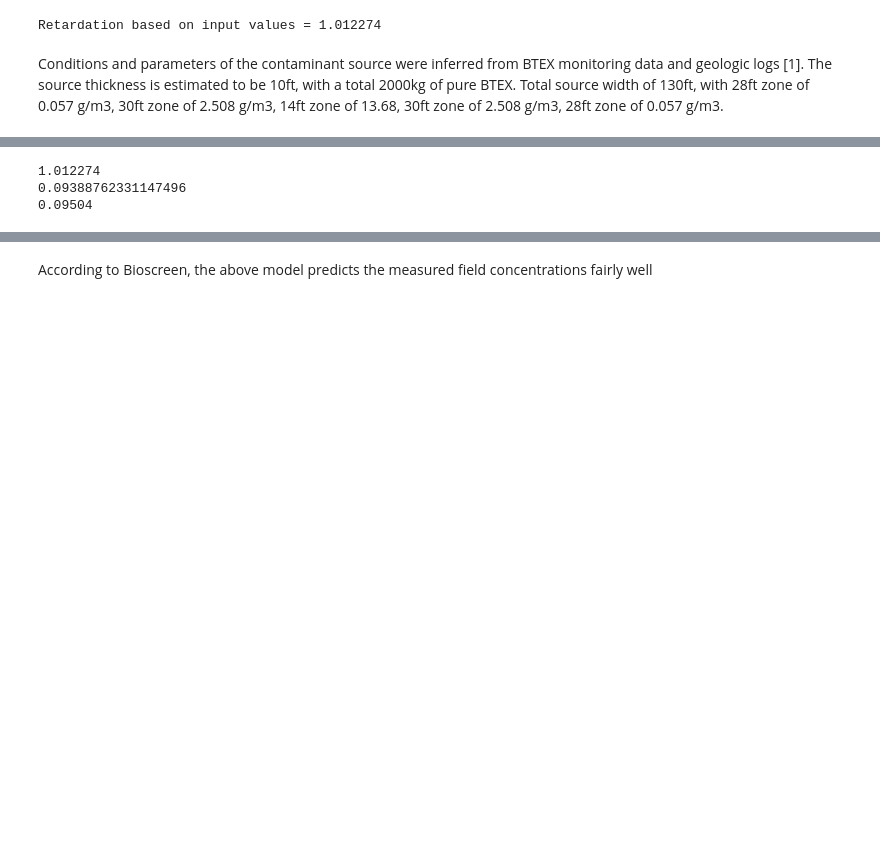
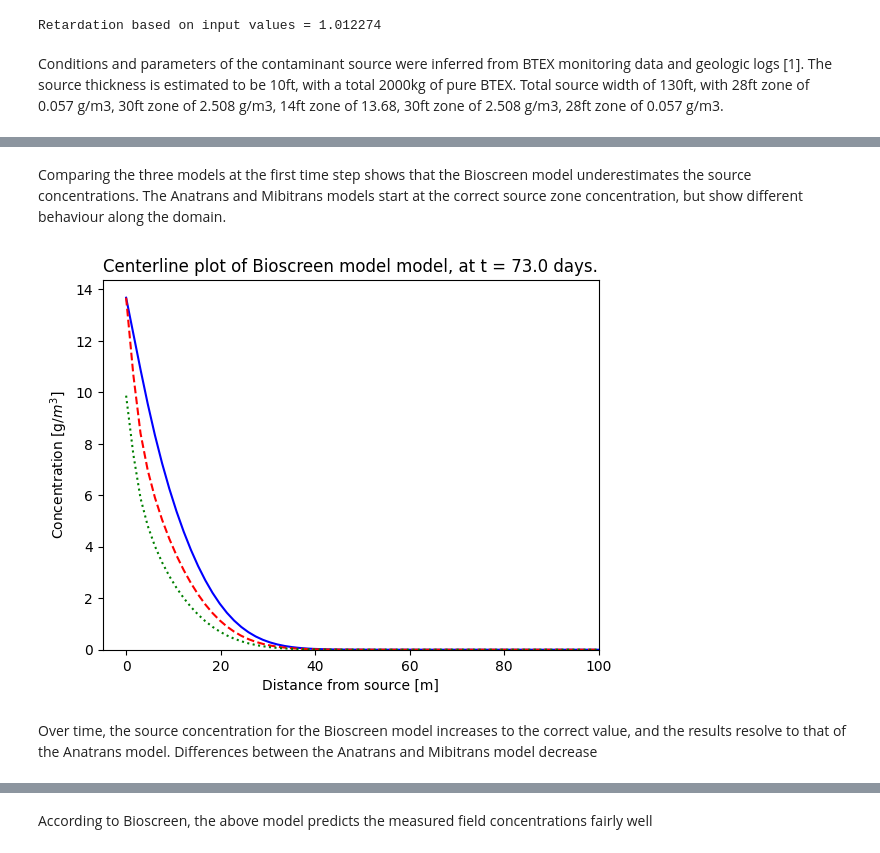
Before and after one commit to MiBiPreT/mibitrans, a Jupyter notebook: examples/example_keesler.ipynb, the cells around one changed output, grey strips where cells are left out. Cells and saved outputs as stored; diff of their text form; code cells hidden in the pictures; blank space fills up the shorter version.

```diff
--- a/examples/example_keesler.ipynb
+++ b/examples/example_keesler.ipynb
@@ -71,13 +75,6 @@ bio_model = mbt.Bioscreen(hydrological_parameters=hydro_pars,
 bio_results = bio_model.run()
 bio_results.centerline()
 plt.show()
-print(bio_results.attenuation_parameters.retardation)
-print(bio_results.rv)
-print(bio_results.hydrological_parameters.velocity)
-# %% [output]
-1.012274
-0.09388762331147496
-0.09504
 # %%
 ana_model = mbt.Anatrans(hydrological_parameters=hydro_pars,
                           attenuation_parameters=att_pars,
@@ -94,10 +91,15 @@ mbt_model = mbt.Mibitrans(hydrological_parameters=hydro_pars,
 mbt_results =mbt_model.run()
 mbt_results.centerline()
 plt.show()
+# %% [markdown]
+Comparing the three models at the first time step shows that the Bioscreen model underestimates the source concentrations. The Anatrans and Mibitrans models start at the correct source zone concentration, but show different behaviour along the domain.
 # %%
 time_point = 365/5
 mbt_results.centerline(time=time_point, label="mbt", color="blue")
 ana_results.centerline(time=time_point, label="ana", color="red", linestyle="--")
 bio_results.centerline(time=time_point, label="bio", color="green", linestyle=":")
+plt.xlim((-5,100)) # Reduce the x-axis limit to better observe differences
 plt.show()
+# %% [output]
+[figure, added]
 # %%
@@ -104,4 +107,6 @@ plt.show()
 %matplotlib notebook
+# %% [markdown]
+Over time, the source concentration for the Bioscreen model increases to the correct value, and the results resolve to that of the Anatrans model. Differences between the Anatrans and Mibitrans model decrease
 # %%
 anim = mbt.centerline([mbt_results, ana_results, bio_results], legend_names=["mbt", "ana", "bio"], animate=True)
 plt.show()
```
Also changed, not shown: parts of 5 cells of this notebook.
